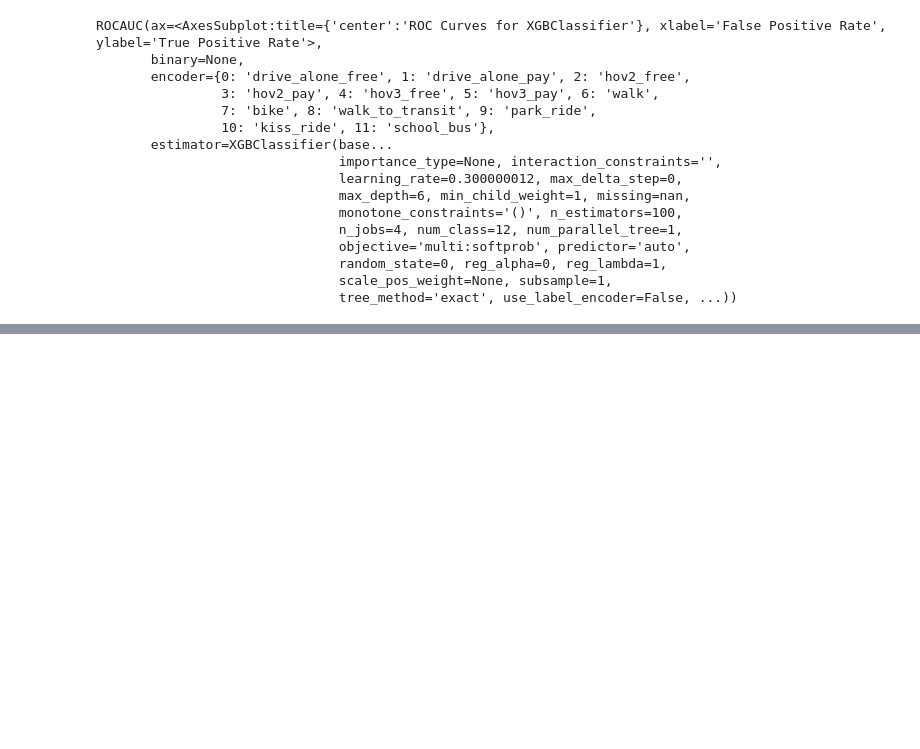
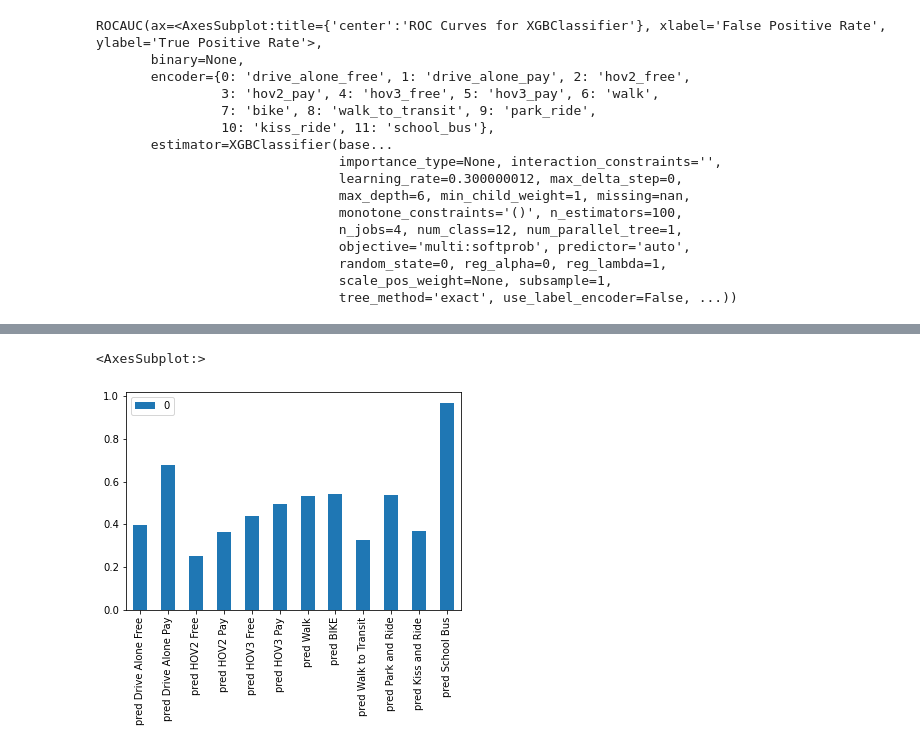
Before and after one commit to lkuwahara/DSC180B-B05, a Jupyter notebook: Combined_Notebook.ipynb, the cells around one changed output, grey strips where cells are left out. Saved outputs shown, nothing was run; the diff lists cells and outputs as text; code cells hidden in the pictures; blank space fills up the shorter version.

```diff
--- a/Combined_Notebook.ipynb
+++ b/Combined_Notebook.ipynb
@@ -1432,0 +1584,6 @@ ROCAUC(ax=<AxesSubplot:title={'center':'ROC Curves for XGBClassifier'}, xlabel='
+# %%
+# for high income
+high_list = [x==4 or x==5 for x in new_utilityvars['income'].values]
+# %%
+y_pred_high = list(compress(y_pred, high_list))
+y_test_high = list(compress(y_test, high_list))
@@ -1432,0 +1608,3 @@ ROCAUC(ax=<AxesSubplot:title={'center':'ROC Curves for XGBClassifier'}, xlabel='
+# %%
+normalized_matrix_high = metrics.confusion_matrix(y_test_high, y_pred_high)/ metrics.confusion_matrix(y_test_high, y_pred_high).astype(np.float).sum(axis=1)
+normalized_matrix_high
@@ -1432,0 +1655,8 @@ ROCAUC(ax=<AxesSubplot:title={'center':'ROC Curves for XGBClassifier'}, xlabel='
+# %%
+accuracy_df_high = pd.DataFrame(normalized_matrix_high.diagonal()/normalized_matrix_high.sum(axis=1))
+accuracy_df_high.index = travel_names
+# %%
+accuracy_df_high.plot(kind='bar')
+# %% [output]
+<AxesSubplot:>
+[figure, added]
```
Also changed, not shown: parts of 34 cells of this notebook, 2 other files.
